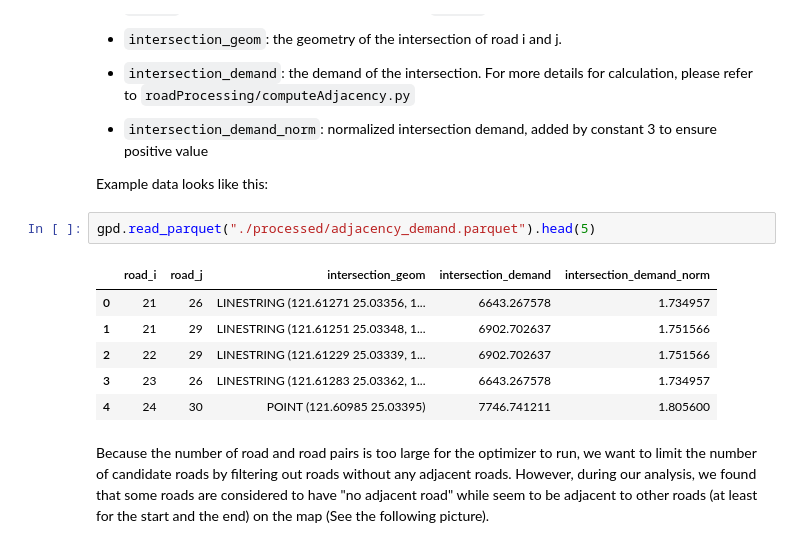
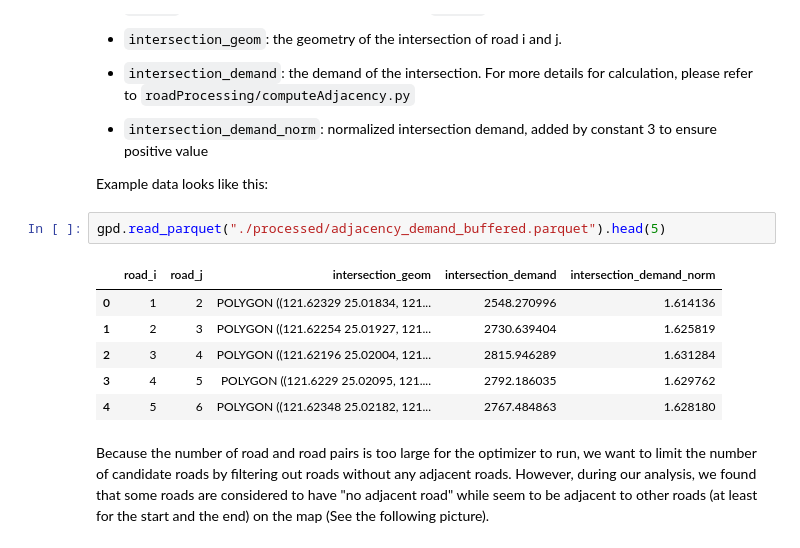
Before and after one commit to Wh4130/bike_lane_optimization, a Jupyter notebook: data/README.ipynb, the cells around one changed output. Drawn from its saved outputs; the diff is of its cells as text.

```diff
--- a/data/README.ipynb
+++ b/data/README.ipynb
@@ -77,14 +88,14 @@ data schema:
 
 Example data looks like this:
 # %%
-gpd.read_parquet("./processed/adjacency_demand.parquet").head(5)
+gpd.read_parquet("./processed/adjacency_demand_buffered.parquet").head(5)
 # %% [output]
 |  | road_i | road_j | intersection_geom | intersection_demand | intersection_demand_norm |
-| 0 | 21 | 26 | LINESTRING (121.61271 25.03356, 1... | 6643.267578 | 1.734957 |
-| 1 | 21 | 29 | LINESTRING (121.61251 25.03348, 1... | 6902.702637 | 1.751566 |
-| 2 | 22 | 29 | LINESTRING (121.61229 25.03339, 1... | 6902.702637 | 1.751566 |
-| 3 | 23 | 26 | LINESTRING (121.61283 25.03362, 1... | 6643.267578 | 1.734957 |
-| 4 | 24 | 30 | POINT (121.60985 25.03395) | 7746.741211 | 1.805600 |
+| 0 | 1 | 2 | POLYGON ((121.62329 25.01834, 121... | 2548.270996 | 1.614136 |
+| 1 | 2 | 3 | POLYGON ((121.62254 25.01927, 121... | 2730.639404 | 1.625819 |
+| 2 | 3 | 4 | POLYGON ((121.62196 25.02004, 121... | 2815.946289 | 1.631284 |
+| 3 | 4 | 5 | POLYGON ((121.6229 25.02095, 121.... | 2792.186035 | 1.629762 |
+| 4 | 5 | 6 | POLYGON ((121.62348 25.02182, 121... | 2767.484863 | 1.628180 |
 # %% [markdown]
 Because the number of road and road pairs is too large for the optimizer to run, we want to limit the number of candidate roads by filtering out roads without any adjacent roads. However, during our analysis, we found that some roads are considered to have "no adjacent road" while seem to be adjacent to other roads (at least for the start and the end) on the map (See the following picture).
 # %%
```
Also changed, not shown: parts of 5 cells of this notebook, 1 other file.
